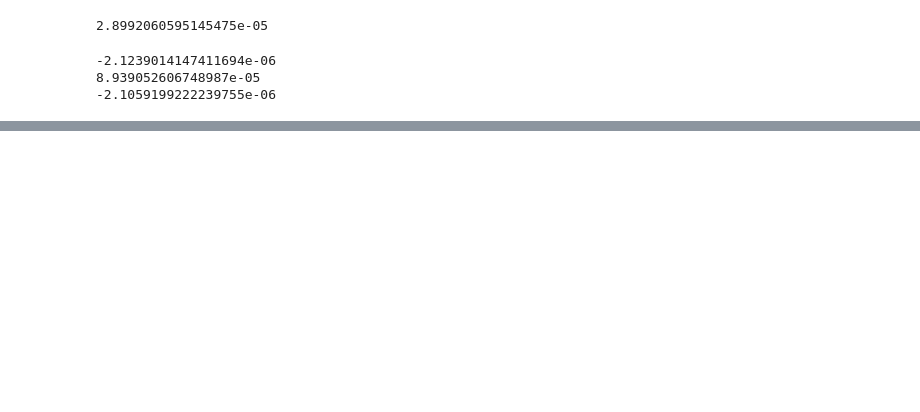
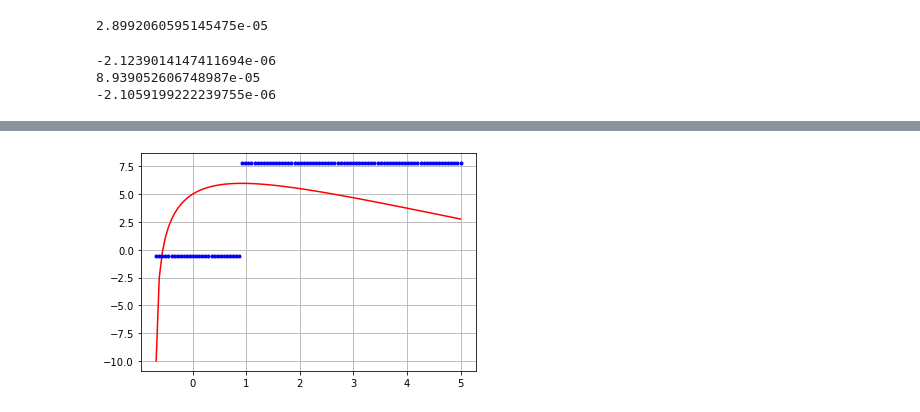
Before and after one commit to rouol/NumericalMethodsMEPHI, a Jupyter notebook: NumericalRoots.ipynb, the cells around one changed output, grey strips where cells are left out. Saved outputs shown, nothing was run; the diff lists cells and outputs as text; code cells hidden in the pictures; blank space fills up the shorter version.

```diff
--- a/NumericalRoots.ipynb
+++ b/NumericalRoots.ipynb
@@ -129,0 +136,11 @@ plt.show()
+# %%
+X = np.linspace(-np.log(2)+0.01, 5, 100)
+F = 4*np.log(2-np.exp(-X))-X+5
+roots = np.vectorize(lambda X: ComplexNewtonRootFinder(lambda x: 4*np.log(2-np.exp(-x))-x+5, X, None, 10e-4, 10e-6).real)(X)
+# %%
+plt.plot(X, F, 'r')
+plt.plot(X, roots, 'bo', markersize=3)
+plt.grid()
+plt.show()
+# %% [output]
+[figure, added]
```
Also changed, not shown: parts of 16 cells of this notebook.
